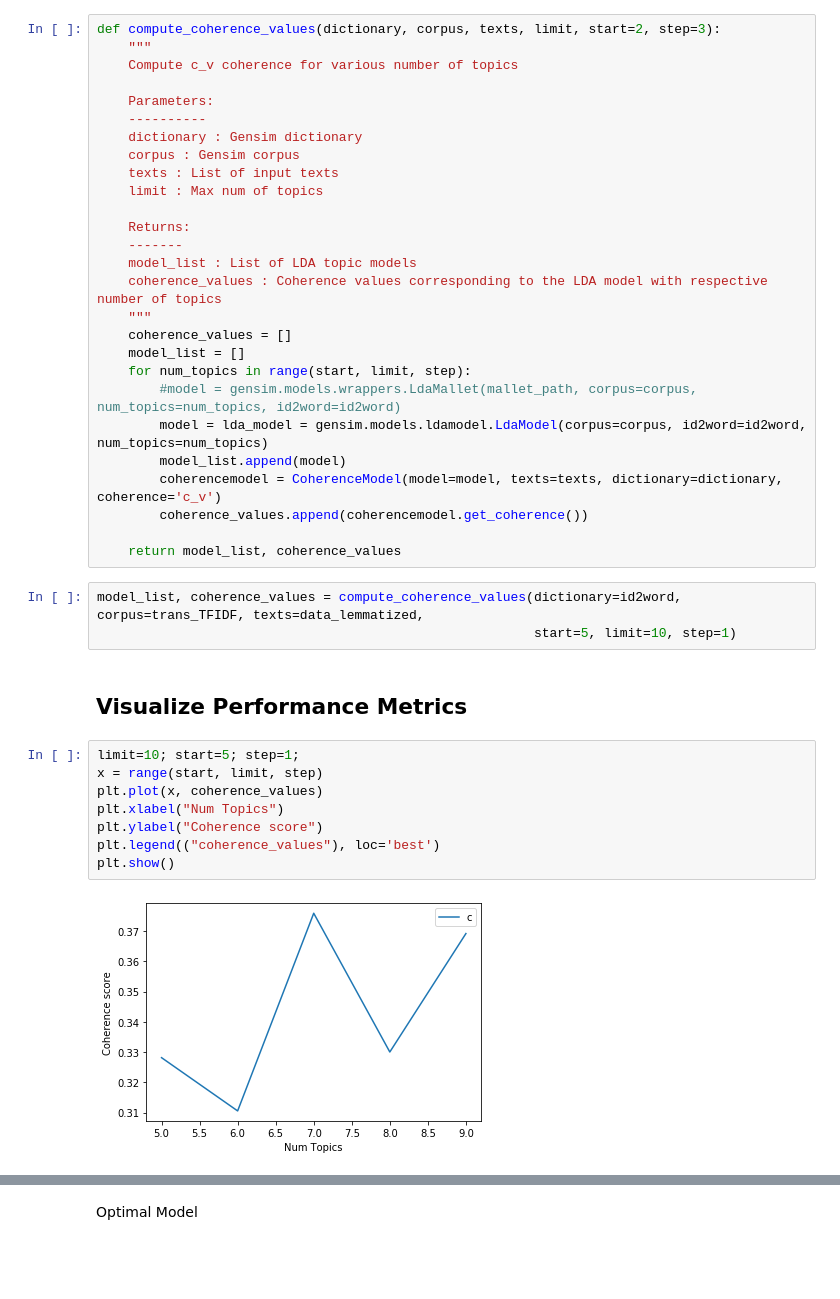
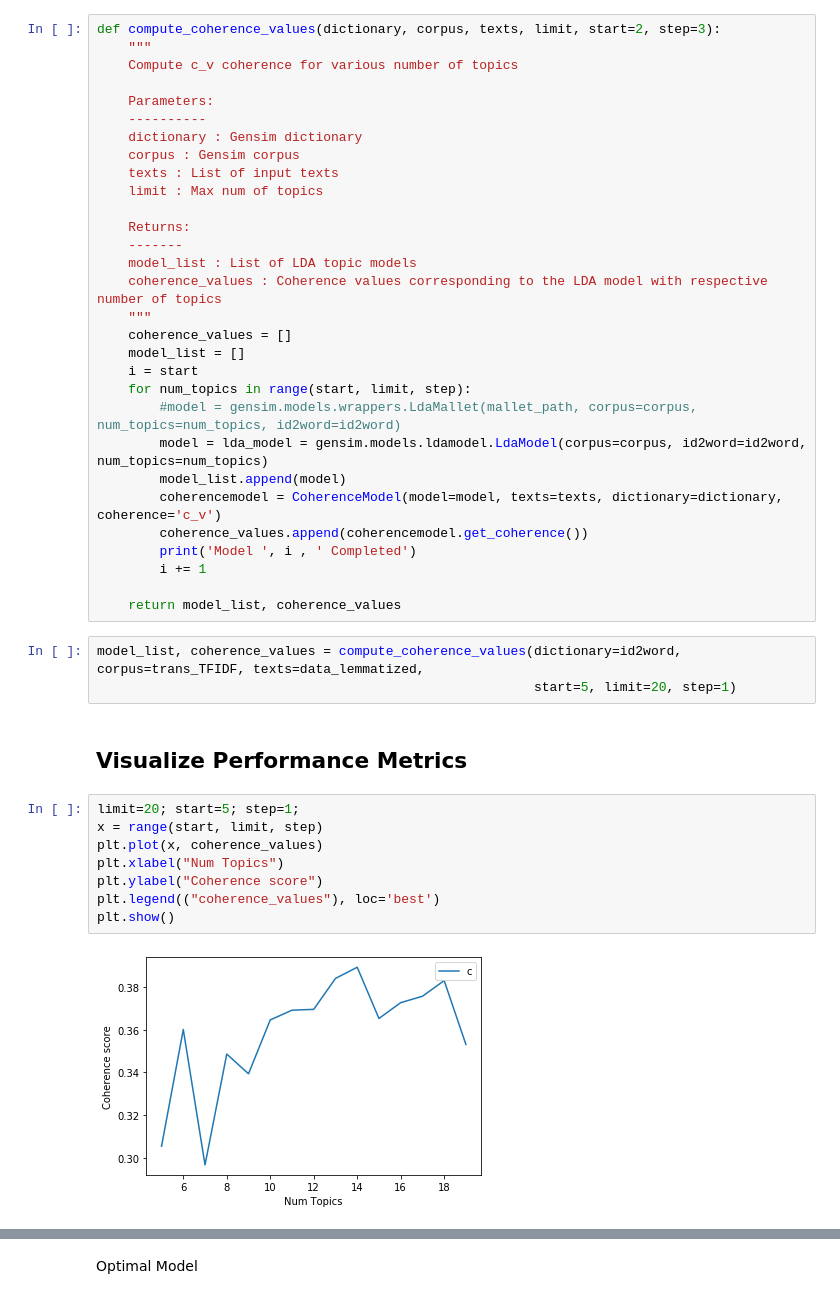
Before and after one commit to connorgilmoreut/capstone, a Jupyter notebook: lda-transcripts.ipynb, the cells around one changed output, grey strips where cells are left out. Saved outputs shown, nothing was run; the diff lists cells and outputs as text; blank space fills up the shorter version.

```diff
--- a/lda-transcripts.ipynb
+++ b/lda-transcripts.ipynb
@@ -181,29 +183,32 @@ def compute_coherence_values(dictionary, corpus, texts, limit, start=2, step=3):
     """
     coherence_values = []
     model_list = []
+    i = start
     for num_topics in range(start, limit, step):
         #model = gensim.models.wrappers.LdaMallet(mallet_path, corpus=corpus, num_topics=num_topics, id2word=id2word)
         model = lda_model = gensim.models.ldamodel.LdaModel(corpus=corpus, id2word=id2word, num_topics=num_topics)
         model_list.append(model)
         coherencemodel = CoherenceModel(model=model, texts=texts, dictionary=dictionary, coherence='c_v')
         coherence_values.append(coherencemodel.get_coherence())
+        print('Model ', i , ' Completed')
+        i += 1
 
     return model_list, coherence_values
 # %%
 model_list, coherence_values = compute_coherence_values(dictionary=id2word, corpus=trans_TFIDF, texts=data_lemmatized,
-                                                        start=5, limit=10, step=1)
+                                                        start=5, limit=20, step=1)
 # %% [markdown]
 ## Visualize Performance Metrics
 # %%
-limit=10; start=5; step=1;
+limit=20; start=5; step=1;
 x = range(start, limit, step)
 plt.plot(x, coherence_values)
 plt.xlabel("Num Topics")
 plt.ylabel("Coherence score")
 plt.legend(("coherence_values"), loc='best')
 plt.show()
 # %% [output]
-[figure, old version]
+[figure, new version]
 # %%
 for m, cv in zip(x, coherence_values):
     print("Num Topics =", m, " has Coherence Value of", round(cv, 4))
```
Also changed, not shown: parts of 3 cells of this notebook.
